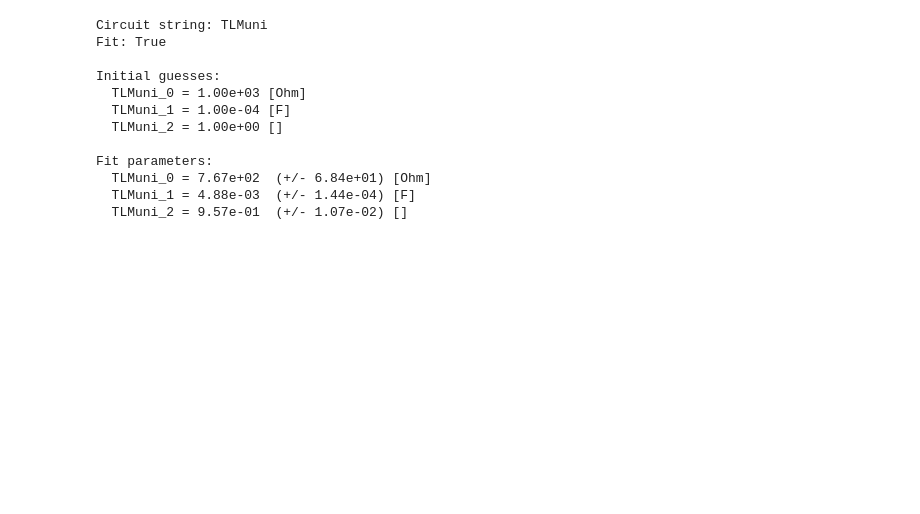
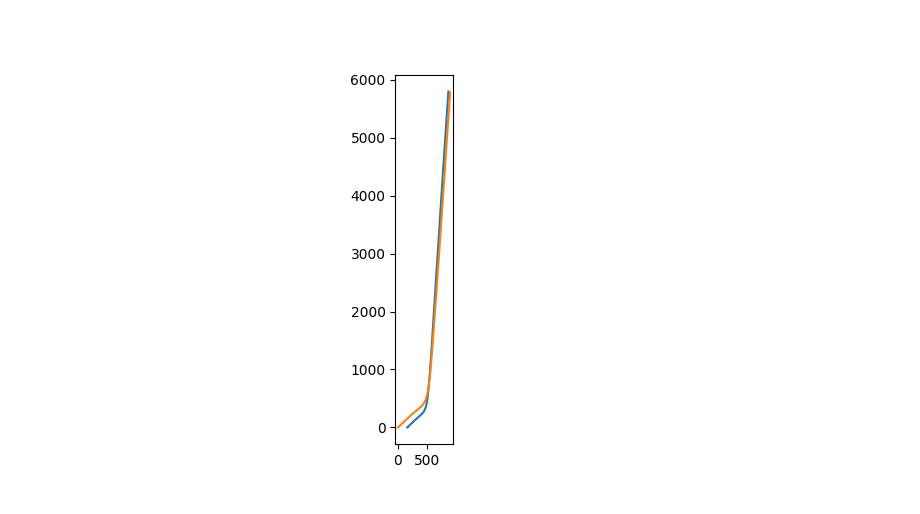
Before and after one commit to Yugal0/fitting-experimental, a Jupyter notebook: RM_stacked cells second S3_1.ipynb, the cells around one changed output. Cells and saved outputs as stored; diff of their text form; code cells hidden in the pictures; blank space fills up the shorter version.

```diff
--- a/RM_stacked cells second S3_1.ipynb
+++ b/RM_stacked cells second S3_1.ipynb
@@ -9,28 +10,22 @@ from models import *
 # %%
 f,z=readBioLogic("RM_stacked second run S3_1_C03.mpt")
+# %%
+R1=1000
+Q=1e-4
+alpha=1
+c=CustomCircuit(initial_guess=[R1,Q,alpha],circuit="TLMuni")
+
+mp.dps=200
+c.fit(impedance=z,frequencies=f)
+
+c_fitted=CustomCircuit(initial_guess=[c.parameters_[0],c.parameters_[1],c.parameters_[2]],circuit="TLMuni")
+z_fitted=c_fitted.predict(frequencies=f)
 # %%
 fig, ax=plt.subplots()
 ax.plot(np.real(z),-np.imag(z))
+ax.plot(np.real(z_fitted),-np.imag(z_fitted))
 ax.set_aspect("equal")
 # ax.set_xlim(0,1000)
 # ax.set_ylim(0,3000)
+# %% [output]
+[figure, added]
-# %%
-R1=1000
-Q=1e-4
-alpha=1
-c=CustomCircuit(initial_guess=[R1,Q,alpha],circuit="TLMuni")
-
-c.fit(impedance=z,frequencies=f)
-# %% [output]
-Circuit string: TLMuni
-Fit: True
-
-Initial guesses:
-  TLMuni_0 = 1.00e+03 [Ohm]
-  TLMuni_1 = 1.00e-04 [F]
-  TLMuni_2 = 1.00e+00 []
-
-Fit parameters:
-  TLMuni_0 = 7.67e+02  (+/- 6.84e+01) [Ohm]
-  TLMuni_1 = 4.88e-03  (+/- 1.44e-04) [F]
-  TLMuni_2 = 9.57e-01  (+/- 1.07e-02) []
```
Also changed, not shown: parts of 1 cell of this notebook.
